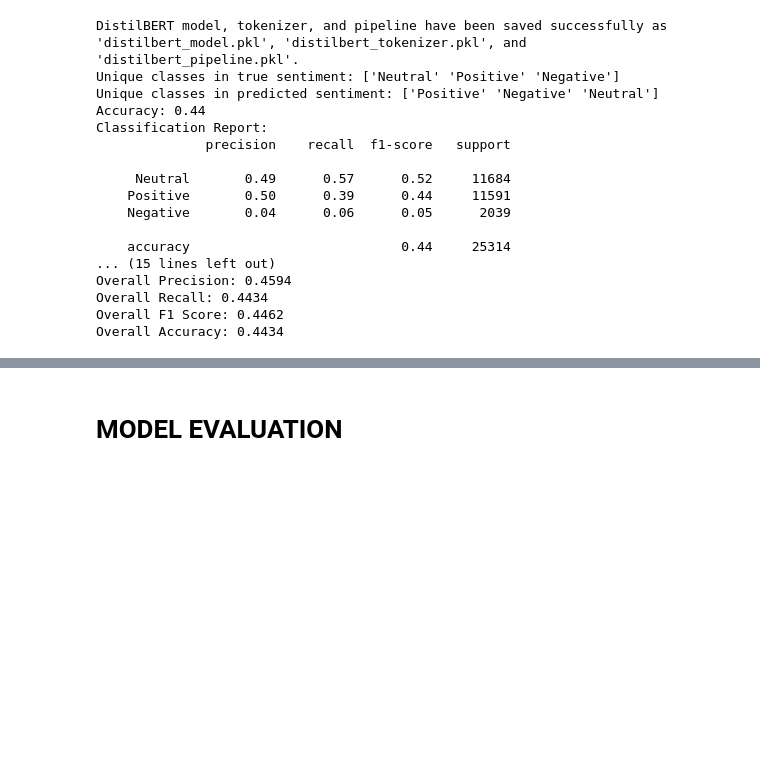
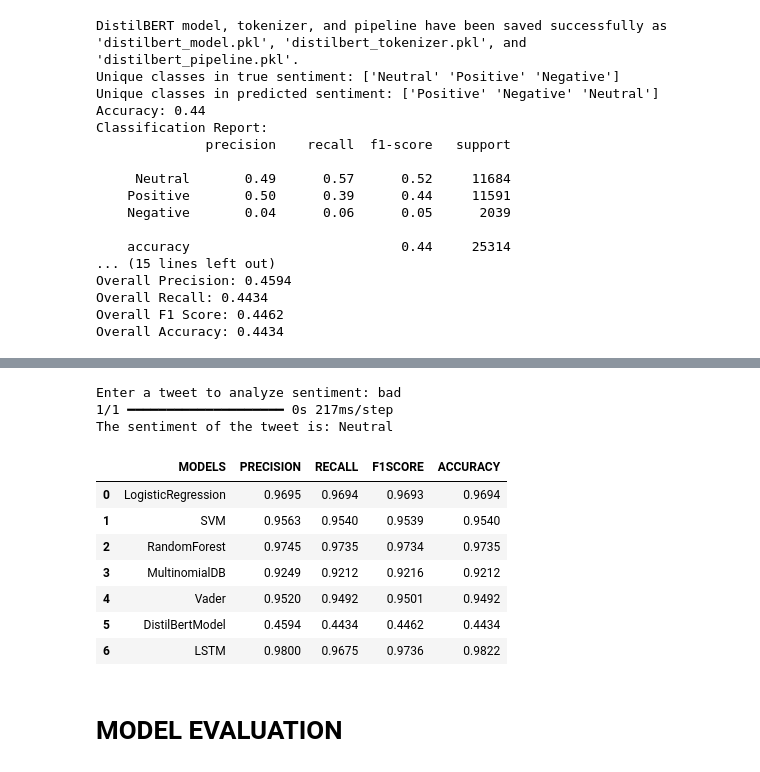
Before and after one commit to Atieng/sentiment-analysis-2024-olympics, a Jupyter notebook: Notebooks/Modelling.ipynb, the cells around one changed output, grey strips where cells are left out. Saved outputs shown, nothing was run; the diff lists cells and outputs as text; code cells hidden in the pictures; blank space fills up the shorter version.

Commit message:
Add Lstm model

```diff
--- a/Notebooks/Modelling.ipynb
+++ b/Notebooks/Modelling.ipynb
@@ -1069,3 +1164,64 @@ Overall Accuracy: 0.4434
+# %%
+import pickle
+from tensorflow.keras.preprocessing.sequence import pad_sequences
+from tensorflow.keras.preprocessing.text import Tokenizer
+import numpy as np
+from sklearn.preprocessing import LabelEncoder
+
+# Load the pickled vectorizer and model
+with open('tfidf_vectorizer.pkl', 'rb') as vec_file:
+    loaded_vectorizer = pickle.load(vec_file)
+
+with open('LSTM_model.pkl', 'rb') as model_file:
+    loaded_model = pickle.load(model_file)
+
+def predict_sentiment(text):
+    # Preprocess and tokenize the text
+    text_sequence = tokenizer.texts_to_sequences([text])
+    text_padded = pad_sequences(text_sequence, maxlen=maxlen)
+
+    # Predict the sentiment using the loaded model
+    sentiment_predicted = loaded_model.predict(text_padded)
+    sentiment_label = np.argmax(sentiment_predicted, axis=-1)[0]
+
+    # Map numerical label to original class
+    return label_encoder.inverse_transform([sentiment_label])[0]
+
+# Prompt user for a tweet
+tweet = input("Enter a tweet to analyze sentiment: ")
+
+# Get and print the predicted sentiment
+predicted_sentiment = predict_sentiment(tweet)
+print(f"The sentiment of the tweet is: {predicted_sentiment}")
+# %% [output]
+Enter a tweet to analyze sentiment: bad
+1/1 ━━━━━━━━━━━━━━━━━━━━ 0s 217ms/step
+The sentiment of the tweet is: Neutral
+# %%
+import pandas as pd
+data = {"MODELS" :["LogisticRegression", "SVM","RandomForest",
+                  "MultinomialDB","Vader","DistilBertModel",
+                   "LSTM"],
+
+        "PRECISION":[0.9695 ,0.9563, 0.9745, 0.9249,0.9520, 0.4594,0.9800],
+        "RECALL":[0.9694, 0.9540, 0.9735,0.9212 ,0.9492, 0.4434, 0.9675],
+        "F1SCORE":[0.9693, 0.9539,0.9734,0.9216,0.9501,0.4462,0.9736],
+        "ACCURACY":[0.9694, 0.9540, 0.9735, 0.9212,0.9492,0.4434, 0.9822]
+
+         }
+ # Create the DataFrame
+model_results = pd.DataFrame(data)
+
+model_results
+# %% [output]
+|  | MODELS | PRECISION | RECALL | F1SCORE | ACCURACY |
+| 0 | LogisticRegression | 0.9695 | 0.9694 | 0.9693 | 0.9694 |
+| 1 | SVM | 0.9563 | 0.9540 | 0.9539 | 0.9540 |
+| 2 | RandomForest | 0.9745 | 0.9735 | 0.9734 | 0.9735 |
+| 3 | MultinomialDB | 0.9249 | 0.9212 | 0.9216 | 0.9212 |
+| 4 | Vader | 0.9520 | 0.9492 | 0.9501 | 0.9492 |
+| 5 | DistilBertModel | 0.4594 | 0.4434 | 0.4462 | 0.4434 |
+| 6 | LSTM | 0.9800 | 0.9675 | 0.9736 | 0.9822 |
 # %% [markdown]
 # MODEL EVALUATION
 # %% [markdown]
```
Also changed, not shown: parts of 50 cells of this notebook.
